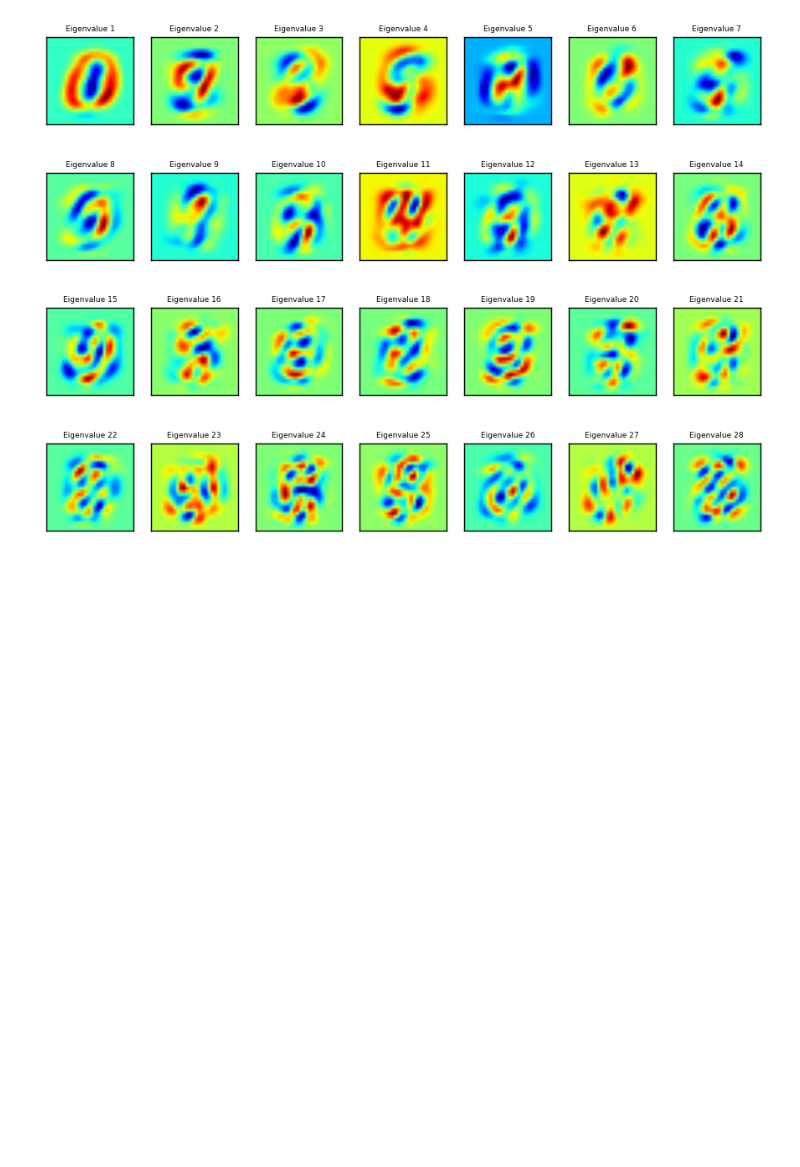
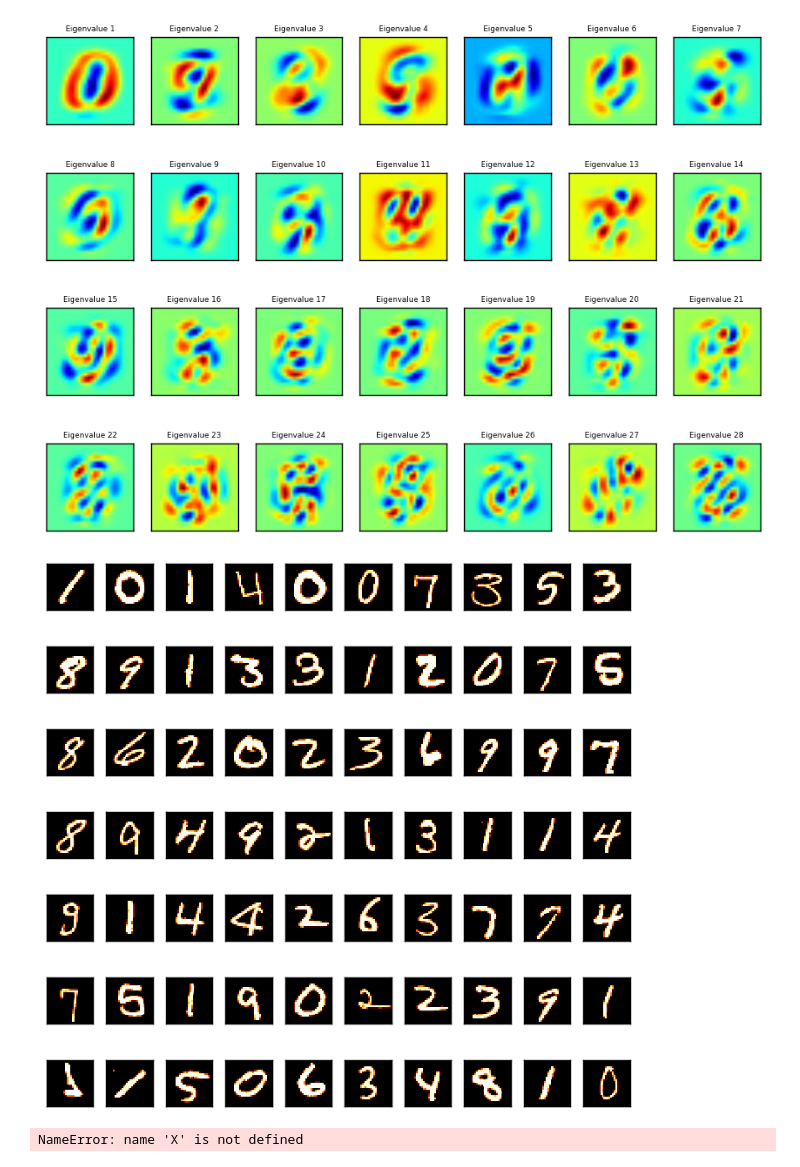
Before and after one commit to ranjiewwen/Kaggle-Action, a Jupyter notebook: Digit Recognizer/Dimensionality Reduction_PCA,LDA,TSNE.ipynb, the cells around one changed output. Saved outputs shown, nothing was run; the diff lists cells and outputs as text; code cells hidden in the pictures; blank space fills up the shorter version.

```diff
--- a/Digit Recognizer/Dimensionality Reduction_PCA,LDA,TSNE.ipynb
+++ b/Digit Recognizer/Dimensionality Reduction_PCA,LDA,TSNE.ipynb
@@ -157,3 +157,35 @@ for i in list(range(n_row * n_col)):
 plt.show()
 # %% [output]
 [figure]
+# %%
+# plot some of the numbers
+plt.figure(figsize=(7,7))
+for digit_num in range(0,70):
+    plt.subplot(7,10,digit_num+1)
+    grid_data = train.iloc[digit_num].as_matrix().reshape(28,28)  # reshape from 1d to 2d pixel array
+    plt.imshow(grid_data, interpolation = "none", cmap = "afmhot")
+    plt.xticks([])
+    plt.yticks([])
+plt.tight_layout()
+# %% [output]
+[figure, added]
+# %%
+
+# Delete our earlier created X object
+del X
+# Taking only 2,000 rows to speed things up
+X= train[:3000].values
+del train
+# Standardising the values
+X_std = StandardScaler().fit_transform(X)
+
+print(X_std.shape)
+# Call the PCA method with 5 components.
+pca = PCA(n_components=5)
+pca.fit(X_std)
+X_5d = pca.transform(X_std)
+print(X_5d.shape)
+# For cluster coloring in our Plotly plots, remember to also restrict the target values
+Target = target[:3000]
+# %% [output]
+NameError: name 'X' is not defined
```
Also changed, not shown: parts of 6 cells of this notebook.
